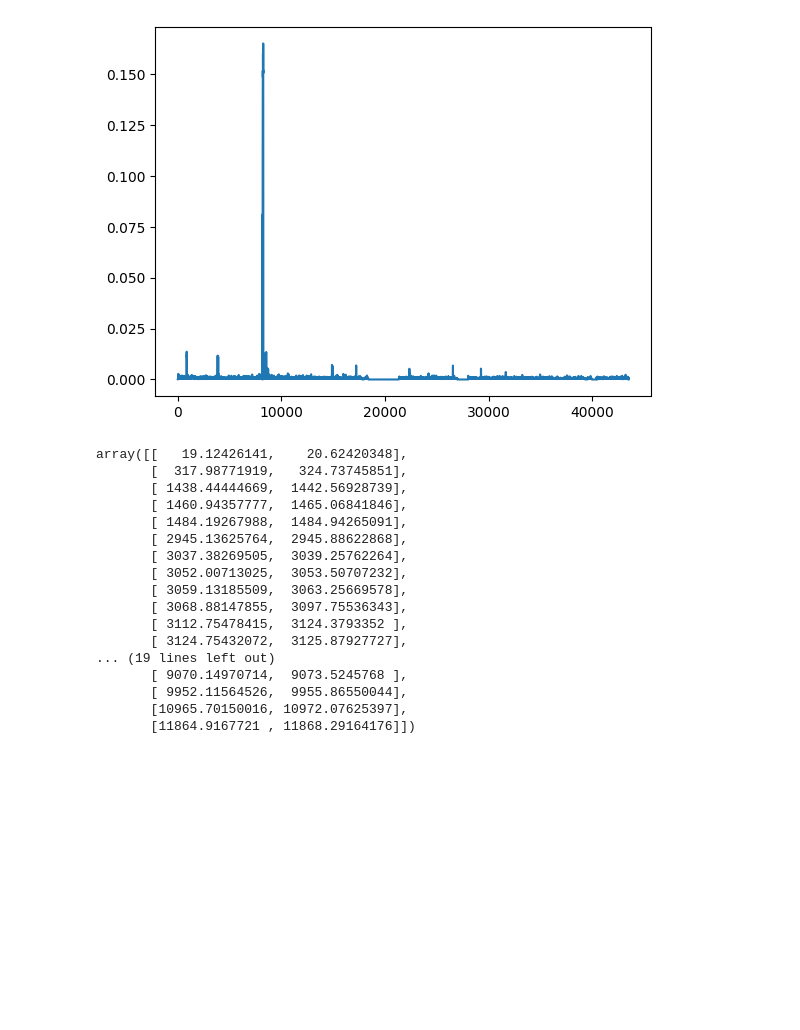
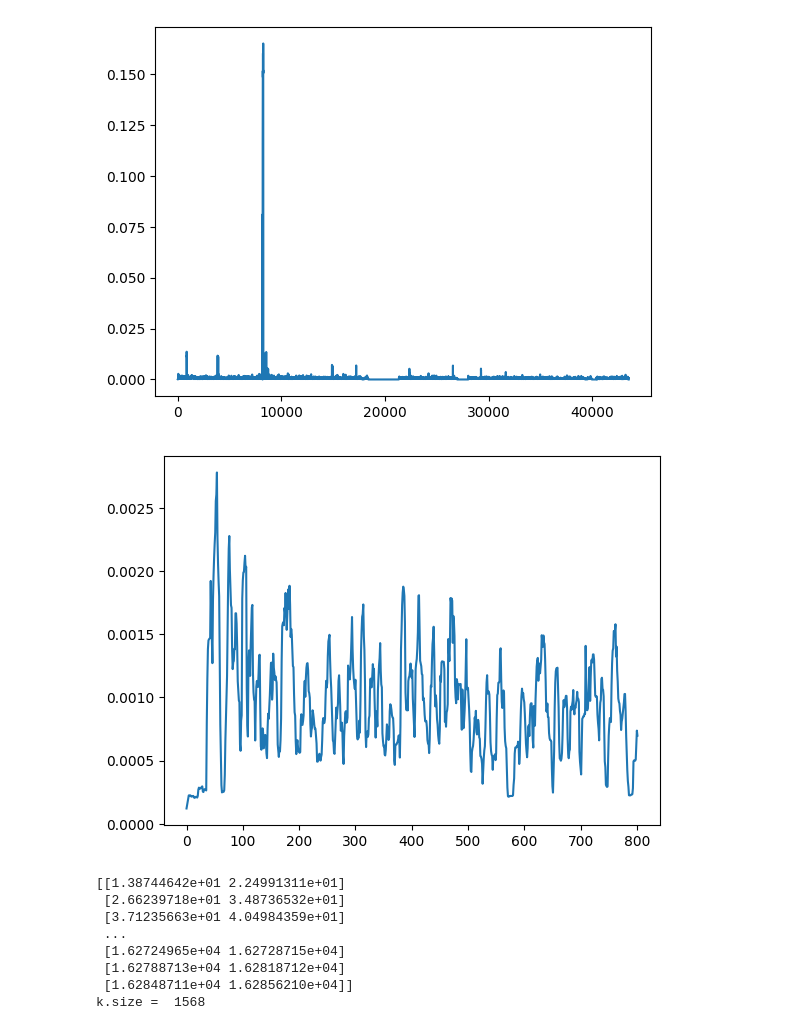
Before and after one commit to SAgiKPJH/SAGI_JJU-JJUCODE-, a Jupyter notebook: Project/01 영상편집 도우미 in python/VideoTest.ipynb, the cells around one changed output. Saved outputs shown, nothing was run; the diff lists cells and outputs as text; code cells hidden in the pictures; blank space fills up the shorter version.

```diff
--- a/Project/01 영상편집 도우미 in python/VideoTest.ipynb
+++ b/Project/01 영상편집 도우미 in python/VideoTest.ipynb
@@ -1230,6 +1230,13 @@ def getSoundVolume(name, sr) :
     print("Start Converting mp3 to wav...")
     audSeg = AudioSegment.from_mp3(name+".mp3")
     audSeg.export(name+".wav", format="wav", bitrate=16)
+    # wav to Visualization
+    print("Start making Visualization wav...")
+    filepath = name+".wav"
+    sig, sr = librosa.load(filepath, sr)
+    return sig, sr
+
+def getWaveVolume(name, sr) :
     # wav to Visualization
     print("Start making Visualization wav...")
     filepath = name+".wav"
@@ -1264,13 +1271,16 @@ def getRangeVolume(sig1, v = 0.0025) :
     k = [np.zeros(2)]
 
     a = 0
+    b = False
     for i in range(0, sig1.size) :
-        if( sig1[i]/dd < 0.0025 ) :
-            if ( a + 1 == i ):
+        if( sig1[i]/dd < v ) :
+            if ( b ):
+                k = np.append(k, [[a, i]], axis = 0)
+                b = False
+        else :
+            if ( not(b) ) :
                 a = i
-            if ( i - a > 1 ) :
-                k = np.append(k, [[a, i]], axis = 0)
-                a = i
+                b = True
     return np.delete(k, 0, axis=0)
 
 
@@ -1289,3 +1299,8 @@ MoviePy - Writing audio in video_14155_.mp3
 MoviePy - Done.
 Start Converting mp3 to wav...
 Start making Visualization wav...
+# %%
+# 이미 Wav 파일이 존재할 시
+InputFileName = "video_14155_"
+dsec = 2000
+sig, sr = getWaveVolume(InputFileName, dsec)
@@ -1299,28 +1316,27 @@ sig1, dd = getSoundIntegral(sig, sr, dsec, 3)
 drawGraphVolume(sig1, dd)
 # %% [output]
 [figure]
+# %%
+print(sig1.size)
+plt.plot(np.arange(0., sig1.size-42700, 1), sig1[0:-42700]/dd)
+plt.show()
+# %% [output]
+[figure, added]
 # %%
-k = getRangeVolume(sig1, 0.0025)
+k = getRangeVolume(sig1, 0.001)
+
 k *= (sig.size/sr)/sig1.size
-k
+print(k)
+print("k.size = ", k.size)
 # %% [output]
-array([[   19.12426141,    20.62420348],
-       [  317.98771919,   324.73745851],
-       [ 1438.44444669,  1442.56928739],
-       [ 1460.94357777,  1465.06841846],
-       [ 1484.19267988,  1484.94265091],
-       [ 2945.13625764,  2945.88622868],
-       [ 3037.38269505,  3039.25762264],
-       [ 3052.00713025,  3053.50707232],
-       [ 3059.13185509,  3063.25669578],
-       [ 3068.88147855,  3097.75536343],
-       [ 3112.75478415,  3124.3793352 ],
-       [ 3124.75432072,  3125.87927727],
-... (19 lines left out)
-       [ 9070.14970714,  9073.5245768 ],
-       [ 9952.11564526,  9955.86550044],
-       [10965.70150016, 10972.07625397],
-       [11864.9167721 , 11868.29164176]])
+[[1.38744642e+01 2.24991311e+01]
+ [2.66239718e+01 3.48736532e+01]
+ [3.71235663e+01 4.04984359e+01]
+ ...
+ [1.62724965e+04 1.62728715e+04]
+ [1.62788713e+04 1.62818712e+04]
+ [1.62848711e+04 1.62856210e+04]]
+k.size =  1568
 # %%
 exportVideo("", InputFileName, "OutPut/", k)
 # %% [output]
```
Also changed, not shown: parts of 13 cells of this notebook, 1 other file.
